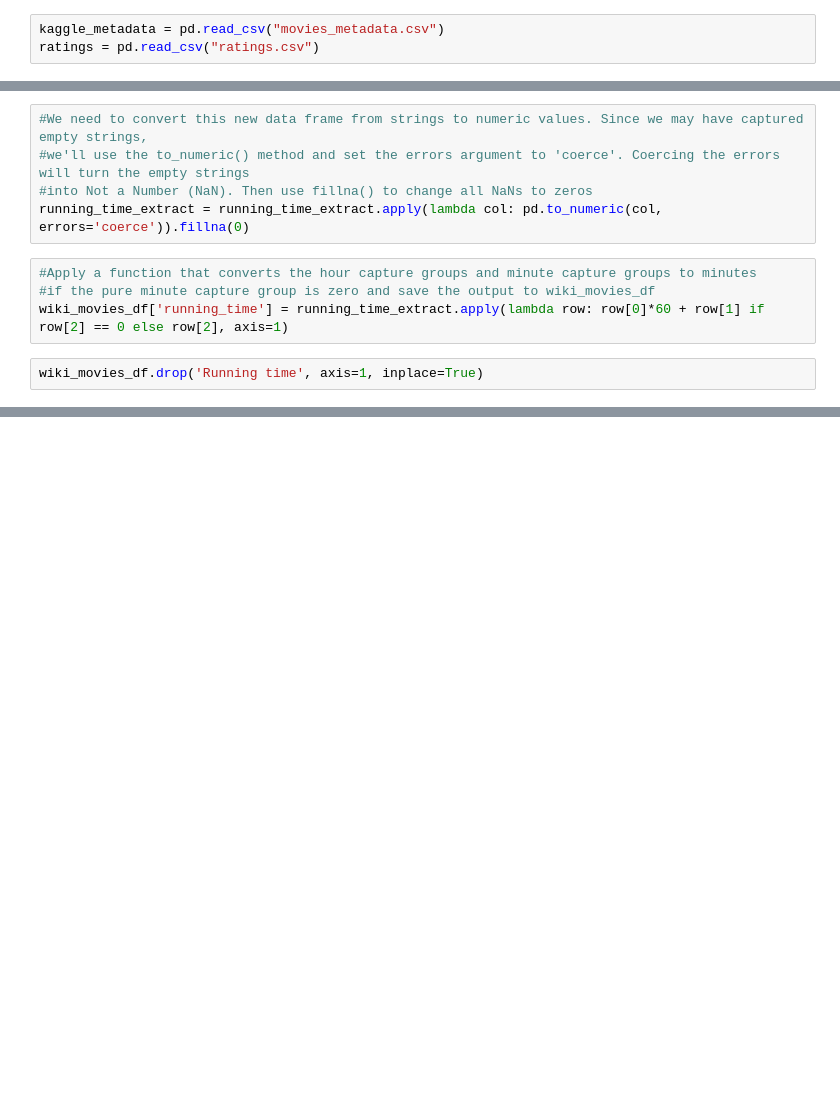
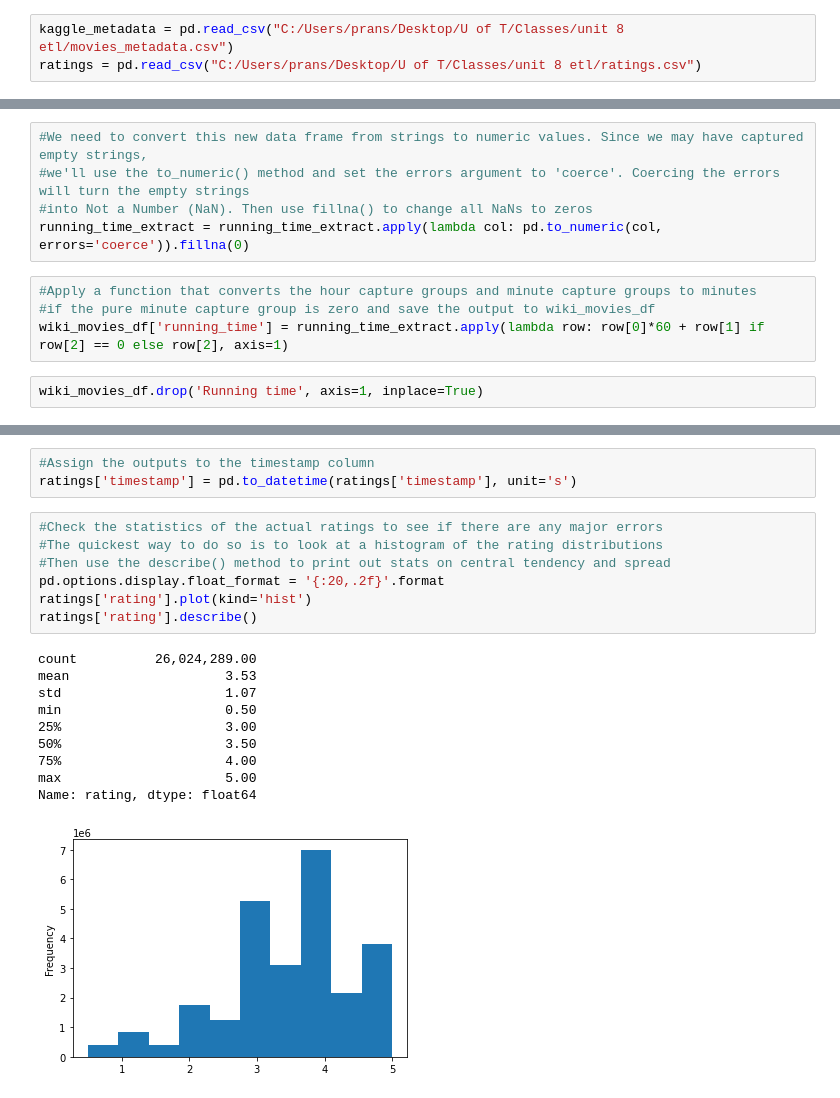
Before and after one commit to pranavspatel/Movies-ETL, a Jupyter notebook: datacleaning.ipynb, the cells around one changed output, grey strips where cells are left out. Saved outputs shown, nothing was run; the diff lists cells and outputs as text; blank space fills up the shorter version.

Commit message:
kaggle data cleaned

```diff
--- a/datacleaning.ipynb
+++ b/datacleaning.ipynb
@@ -43,8 +43,8 @@ wiki_movies_raw[3600:3605]
 # %% [markdown]
 Extract kaggle data
 # %%
-kaggle_metadata = pd.read_csv("movies_metadata.csv")
-ratings = pd.read_csv("ratings.csv")
+kaggle_metadata = pd.read_csv("C:/Users/prans/Desktop/U of T/Classes/unit 8 etl/movies_metadata.csv")
+ratings = pd.read_csv("C:/Users/prans/Desktop/U of T/Classes/unit 8 etl/ratings.csv")
 # %%
 kaggle_metadata.head()
 # %% [output]
@@ -641,0 +776,21 @@ wiki_movies_df.drop('Running time', axis=1, inplace=True)
+# %%
+#Assign the outputs to the timestamp column
+ratings['timestamp'] = pd.to_datetime(ratings['timestamp'], unit='s')
+# %%
+#Check the statistics of the actual ratings to see if there are any major errors
+#The quickest way to do so is to look at a histogram of the rating distributions
+#Then use the describe() method to print out stats on central tendency and spread
+pd.options.display.float_format = '{:20,.2f}'.format
+ratings['rating'].plot(kind='hist')
+ratings['rating'].describe()
+# %% [output]
+count          26,024,289.00
+mean                    3.53
+std                     1.07
+min                     0.50
+25%                     3.00
+50%                     3.50
+75%                     4.00
+max                     5.00
+Name: rating, dtype: float64
+[figure, added]
```
Also changed, not shown: parts of 17 cells of this notebook.
